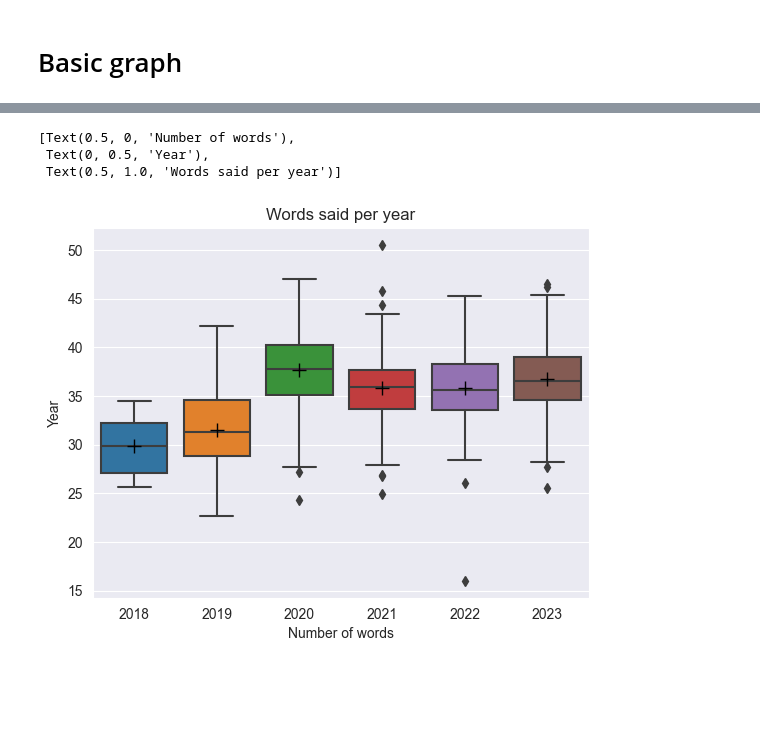
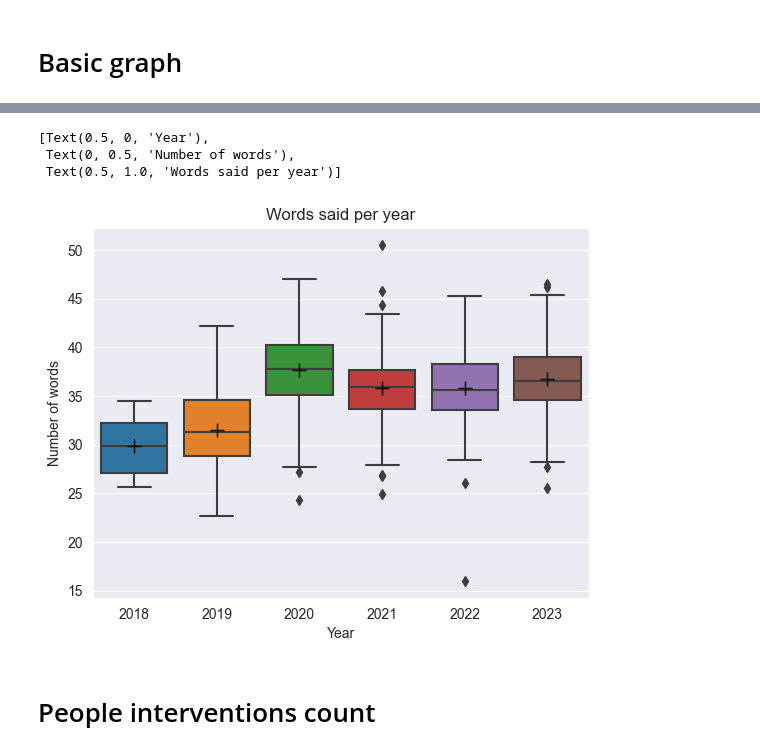
Before and after one commit to AlmaCuevas/AMLO_Morning_Conferences, a Jupyter notebook: 0. basic_extractions.ipynb, the cells around one changed output, grey strips where cells are left out. Cells and saved outputs as stored; diff of their text form; code cells hidden in the pictures; blank space fills up the shorter version.

```diff
--- a/0. basic_extractions.ipynb
+++ b/0. basic_extractions.ipynb
@@ -43,3 +43,6 @@ all_df
 352834 rows × 7 columns
 # %%
 all_df.to_csv('/Users/almacuevas/work_projects/conferencias_matutinas_amlo/all_df.csv')
+# %%
+all_df = pd.read_csv('/Users/almacuevas/work_projects/conferencias_matutinas_amlo/all_df.csv')
+all_df
@@ -68,12 +85,14 @@ words_per_year
 # %%
 ax = sns.boxplot(data=words_per_year, x="Anio", y="Palabras", showmeans=True, meanprops={"marker": "+",
                        "markeredgecolor": "black",
                        "markersize": "10"})
-ax.set(xlabel='Number of words',
-       ylabel='Year',
+ax.set(xlabel='Year',
+       ylabel='Number of words',
        title='Words said per year')
 # %% [output]
-[Text(0.5, 0, 'Number of words'),
- Text(0, 0.5, 'Year'),
+[Text(0.5, 0, 'Year'),
+ Text(0, 0.5, 'Number of words'),
  Text(0.5, 1.0, 'Words said per year')]
-[figure, old version]
+[figure, new version]
+# %% [markdown]
+# People interventions count
```
Also changed, not shown: parts of 7 cells of this notebook, 7 other files.
